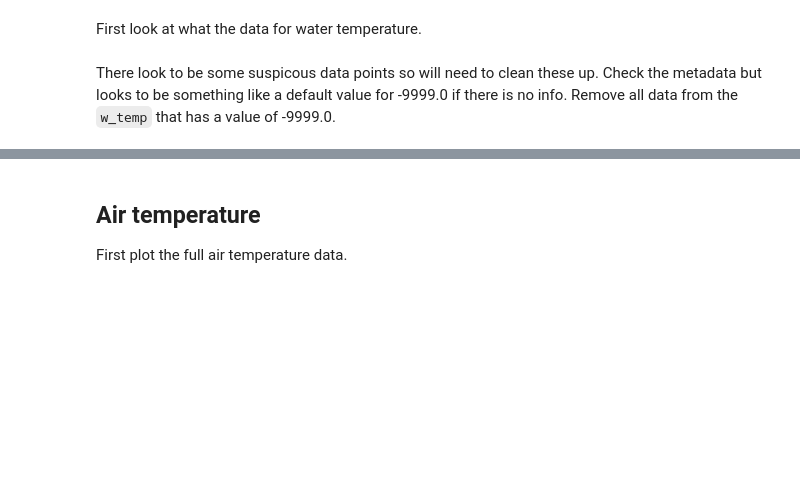
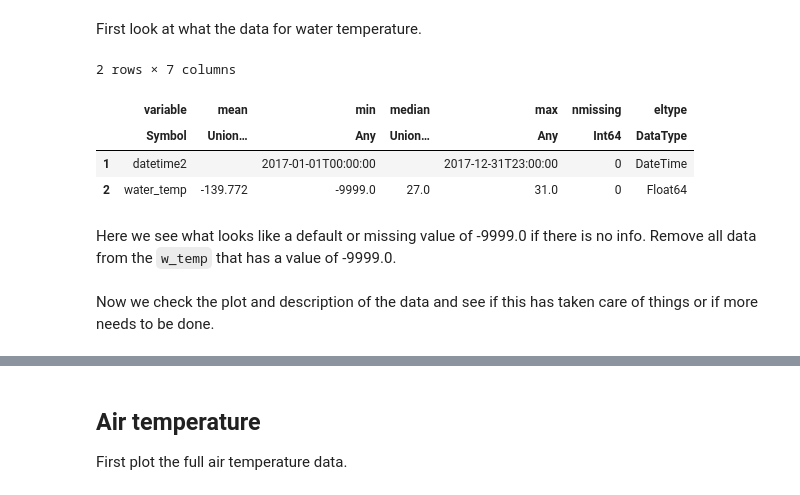
Before and after one commit to jbisits/MATH5271, a Jupyter notebook: Task 1/task1.ipynb, the cells around one changed output, grey strips where cells are left out. Cells and saved outputs as stored; diff of their text form; code cells hidden in the pictures; blank space fills up the shorter version.

```diff
--- a/Task 1/task1.ipynb
+++ b/Task 1/task1.ipynb
@@ -82,0 +107,4 @@ a_temp = df_van[:, :Air_temp];
+# %%
+sea_lvl = select(df_van, :datetime2, :sea_level)
+w_temp = select(df_van, :datetime2, :water_temp)
+a_temp = select(df_van, :datetime2, :air_temp);
@@ -89,4 +123,11 @@ plot(times, w_temp, label = false, title = "Water temperature for 2017 from Port
+# %%
+describe(w_temp)
+# %% [output]
+2 rows × 7 columns
+|  | variable | mean | min | median | max | nmissing | eltype |
+|  | Symbol | Union… | Any | Union… | Any | Int64 | DataType |
+| 1 | datetime2 |  | 2017-01-01T00:00:00 |  | 2017-12-31T23:00:00 | 0 | DateTime |
+| 2 | water_temp | -139.772 | -9999.0 | 27.0 | 31.0 | 0 | Float64 |
 # %% [markdown]
-There look to be some suspicous data points so will need to clean these up.
-Check the metadata but looks to be something like a default value for -9999.0 if there is no info.
+Here we see what looks like a default or missing value of -9999.0 if there is no info.
 Remove all data from the `w_temp` that has a value of -9999.0.
@@ -93 +137,3 @@ Remove all data from the `w_temp` that has a value of -9999.0.
+# %% [markdown]
+Now we check the plot and description of the data and see if this has taken care of things or if more needs to be done.
 # %%
```
Also changed, not shown: parts of 34 cells of this notebook.
